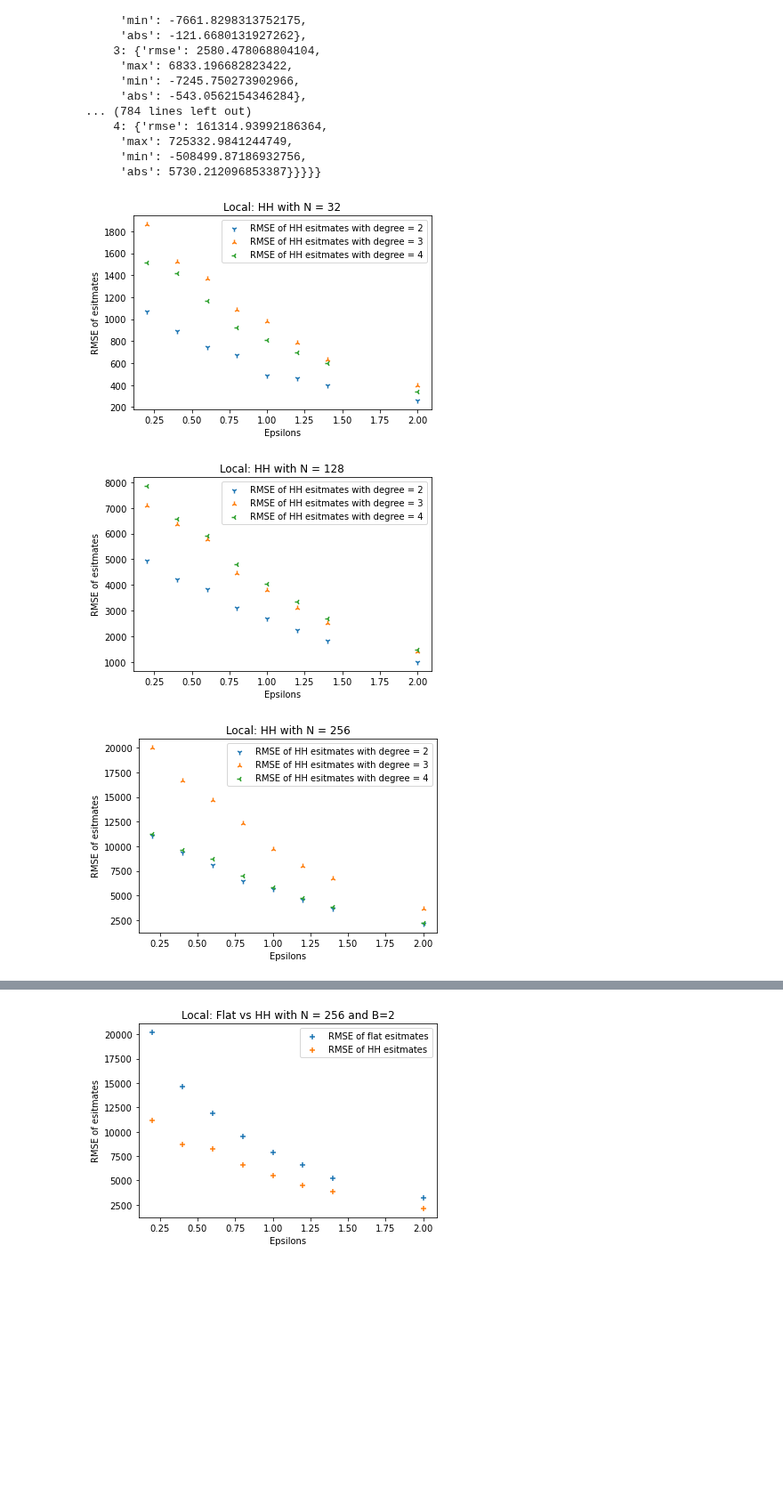
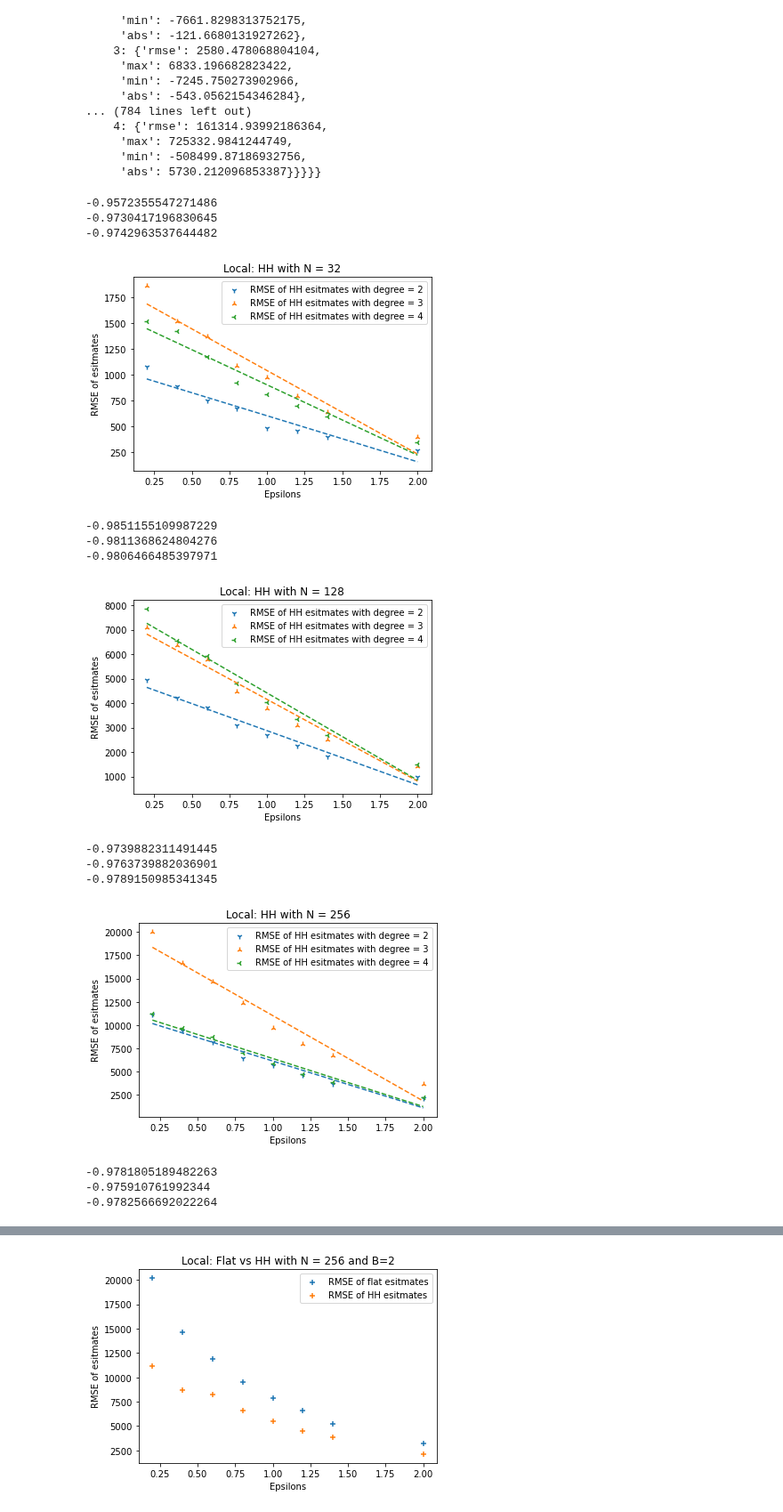
Before and after one commit to j-friis/Bachelors-Thesis, a Jupyter notebook: src/analysis_local_hh_vs_flat.ipynb, the cells around one changed output, grey strips where cells are left out. Shown at 89% size. Cells and saved outputs as stored; diff of their text form; code cells hidden in the pictures; blank space fills up the shorter version.

```diff
--- a/src/analysis_local_hh_vs_flat.ipynb
+++ b/src/analysis_local_hh_vs_flat.ipynb
@@ -363,35 +363,79 @@ def flat_better_plots(epsilons, n, degrees, flat_error_dict, path):
             rmse_flat.append(rmse)
             #plt.scatter(e, rmse, marker = '+', label=f"RMSE of flat esitmates with \u03B5 = {e}")
 
             for idx, degree in enumerate(flat_error_dict[e][N]['hh']):
                 #print(flat_error_dict[e][N]['hh'][degree]['rmse'])
                 rmse = flat_error_dict[e][N]['hh'][degree]['rmse']
                 if degree == 2:
                     rmse_degree2.append(rmse)
                 if degree == 3:
                     rmse_degree3.append(rmse)
                 if degree == 4:
                     rmse_degree4.append(rmse)
 
                 #plt.scatter(e, rmse, marker = 'o', label=f"RMSE of HH esitmates with degree = {degree} and \u03B5 = {e}")
         #plt.scatter(epsilons, rmse_flat, marker = '+', label=f"RMSE of flat esitmates")
+        ys1 = rmse_degree2
+        xs = epsilons
+        gradient, intercept, r_value, p_value, std_err = stats.linregress(xs,ys1)
+        mn=np.min(xs)
+        mx=np.max(xs)
+        x1=np.linspace(mn,mx,500)
+        y1=gradient*x1+intercept
+        print(r_value)
+        #plt.plot(x,y,'ob')
+        plt.plot(x1,y1,'--')
+
+        ys1 = rmse_degree3
+        xs = epsilons
+        gradient, intercept, r_value, p_value, std_err = stats.linregress(xs,ys1)
+        mn=np.min(xs)
+        mx=np.max(xs)
+        x1=np.linspace(mn,mx,500)
+        y1=gradient*x1+intercept
+        print(r_value)
+        #plt.plot(x,y,'ob')
+        plt.plot(x1,y1,'--')
+        ys1 = rmse_degree4
+        xs = epsilons
+        gradient, intercept, r_value, p_value, std_err = stats.linregress(xs,ys1)
+        mn=np.min(xs)
+        mx=np.max(xs)
+        x1=np.linspace(mn,mx,500)
+        y1=gradient*x1+intercept
+        print(r_value)
+        #plt.plot(x,y,'ob')
+        plt.plot(x1,y1,'--')
+
         plt.scatter(epsilons, rmse_degree2, marker = '1', label=f"RMSE of HH esitmates with degree = {2}")
         plt.scatter(epsilons, rmse_degree3, marker = '2', label=f"RMSE of HH esitmates with degree = {3}")
         plt.scatter(epsilons, rmse_degree4, marker = '3', label=f"RMSE of HH esitmates with degree = {4}")
 
         #plt.yscale('log')
 
         plt.legend()
         plt.xlabel('Epsilons')
         plt.ylabel('RMSE of esitmates')
         plt.title(f'Local: HH with N = {N}')
-        plt_name = f'hh_N={N}'
+        plt_name = f'hh_lin_N={N}'
         plt.savefig(owd + path + plt_name, bbox_inches='tight')
         plt.show()
 
 path = '/plots/local/epsilon/'
-flat_better_plots(epsilons, n, degrees, flat_error_dict, path)
+flat_better_plots(epsilons[:], n, degrees, flat_error_dict, path)
 # %% [output]
+-0.9572355547271486
+-0.9730417196830645
+-0.9742963537644482
-[figure, old version]
+[figure, new version]
+-0.9851155109987229
+-0.9811368624804276
+-0.9806466485397971
-[figure, old version]
+[figure, new version]
+-0.9739882311491445
+-0.9763739882036901
+-0.9789150985341345
-[figure, old version]
+[figure, new version]
+-0.9781805189482263
+-0.975910761992344
+-0.9782566692022264
```
Also changed, not shown: parts of 2 cells of this notebook, 14 other files.
